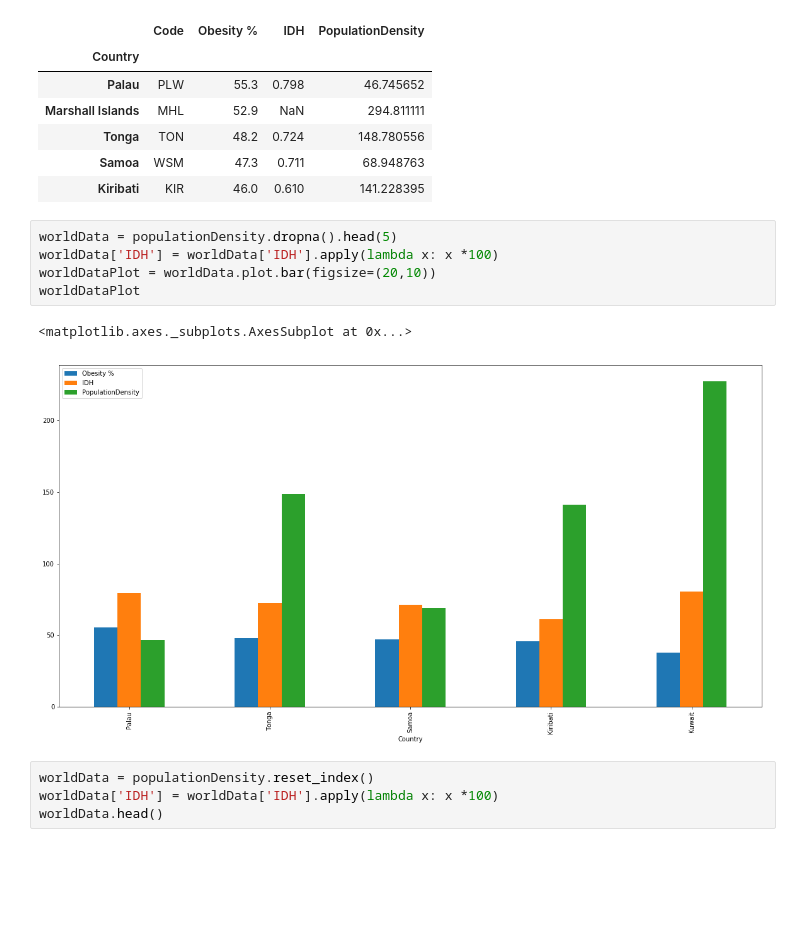
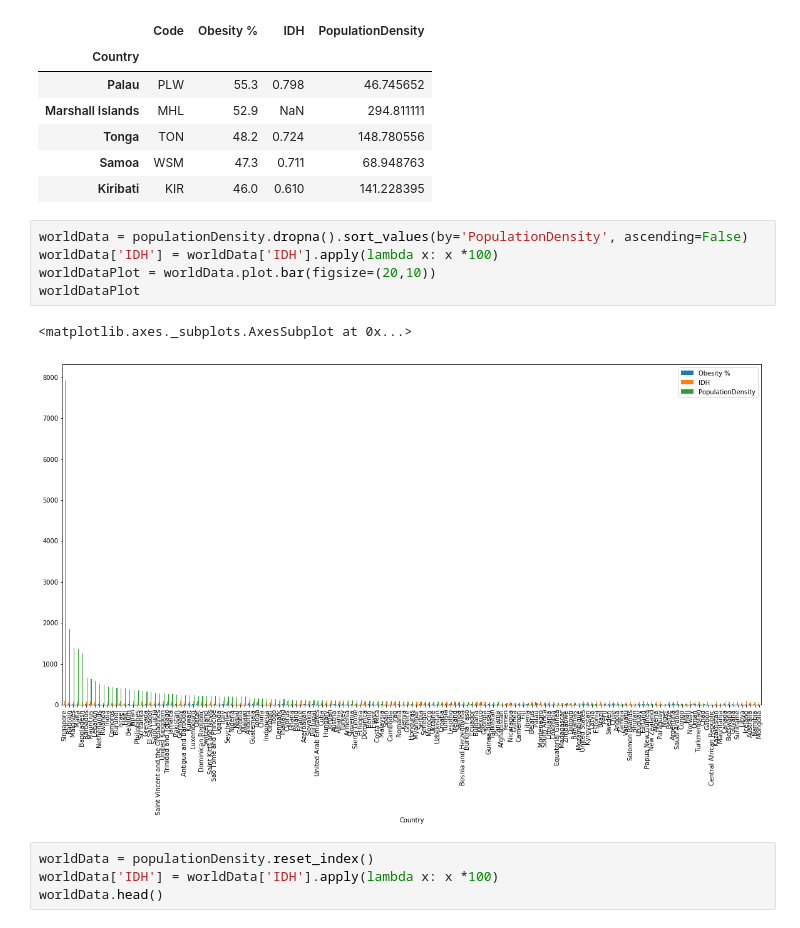
Before and after one commit to if1015-datascience-ufpe/2018-2-projeto-follow-up, a Jupyter notebook: src/Follow UP.ipynb, the cells around one changed output. Saved outputs shown, nothing was run; the diff lists cells and outputs as text; blank space fills up the shorter version.

Commit message:
Added final graphs

```diff
--- a/src/Follow UP.ipynb
+++ b/src/Follow UP.ipynb
@@ -269,13 +267,13 @@ populationDensity.head()
 | Samoa | WSM | 47.3 | 0.711 | 68.948763 |
 | Kiribati | KIR | 46.0 | 0.610 | 141.228395 |
 # %%
-worldData = populationDensity.dropna().head(5)
+worldData = populationDensity.dropna().sort_values(by='PopulationDensity', ascending=False)
 worldData['IDH'] = worldData['IDH'].apply(lambda x: x *100)
 worldDataPlot = worldData.plot.bar(figsize=(20,10))
 worldDataPlot
 # %% [output]
 <matplotlib.axes._subplots.AxesSubplot at 0x...>
-[figure, old version]
+[figure, new version]
 # %%
 worldData = populationDensity.reset_index()
 worldData['IDH'] = worldData['IDH'].apply(lambda x: x *100)
```
Also changed, not shown: parts of 6 cells of this notebook, 10 other files.
